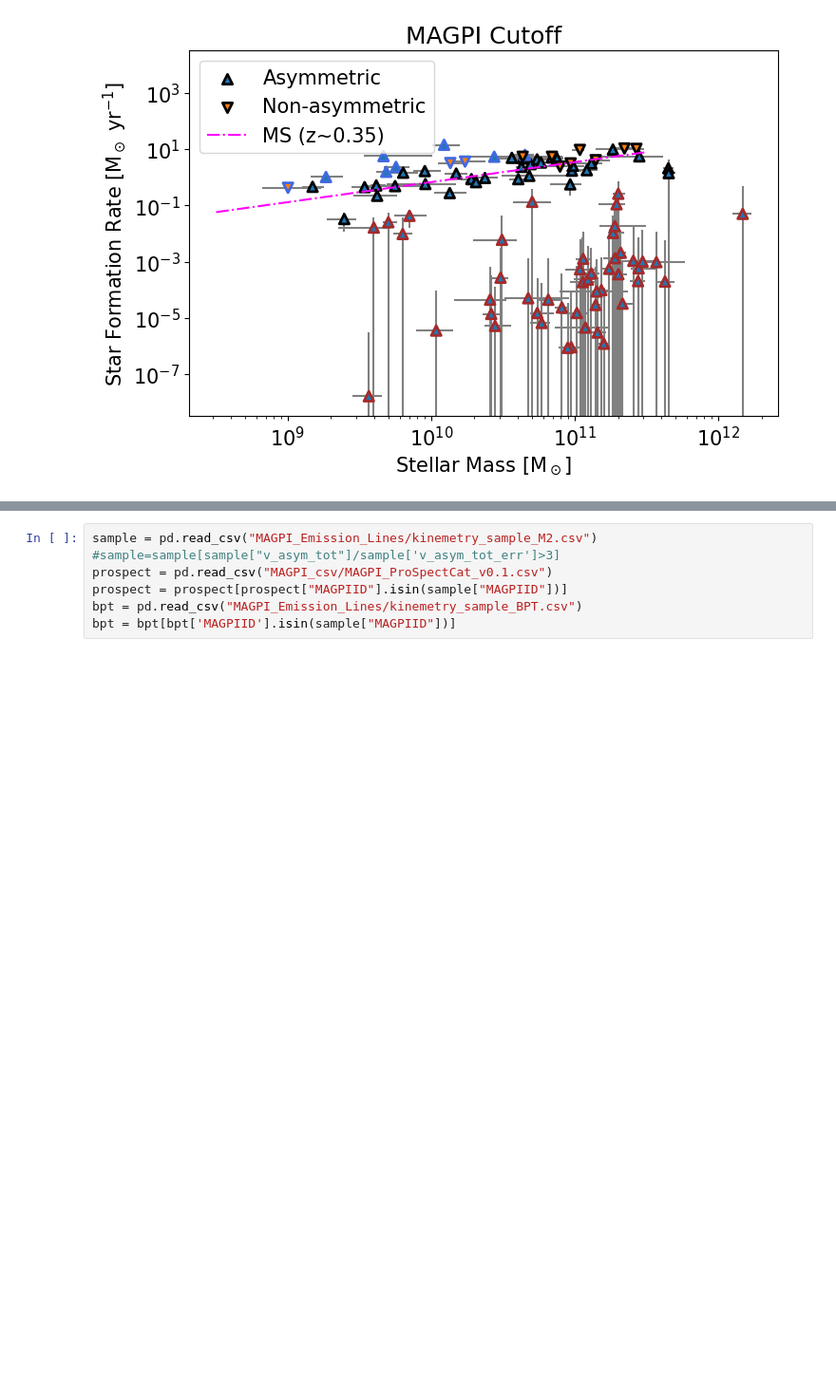
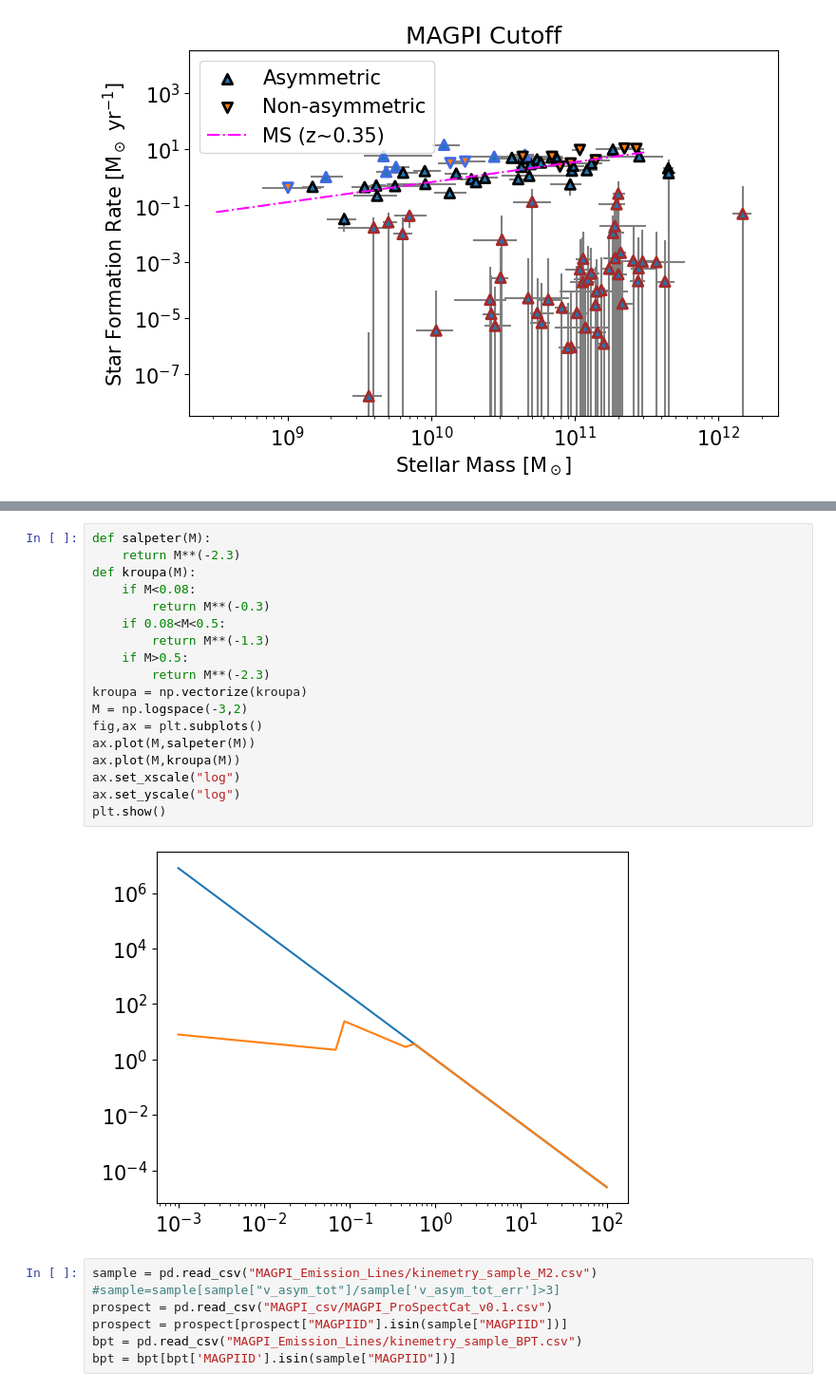
Before and after one commit to r-bagge/MAGPI_kinematics, a Jupyter notebook: plots.ipynb, the cells around one changed output, grey strips where cells are left out. Shown at 95% size. Drawn from its saved outputs; the diff is of its cells as text; blank space fills up the shorter version.

```diff
--- a/plots.ipynb
+++ b/plots.ipynb
@@ -108,3 +197,23 @@ plt.savefig("plots/paper2/SFMS_asym_Ha.pdf", bbox_inches="tight")
+# %%
+def salpeter(M):
+    return M**(-2.3)
+def kroupa(M):
+    if M<0.08:
+        return M**(-0.3)
+    if 0.08<M<0.5:
+        return M**(-1.3)
+    if M>0.5:
+        return M**(-2.3)
+kroupa = np.vectorize(kroupa)
+M = np.logspace(-3,2)
+fig,ax = plt.subplots()
+ax.plot(M,salpeter(M))
+ax.plot(M,kroupa(M))
+ax.set_xscale("log")
+ax.set_yscale("log")
+plt.show()
+# %% [output]
+[figure, added]
 # %%
 sample = pd.read_csv("MAGPI_Emission_Lines/kinemetry_sample_M2.csv")
 #sample=sample[sample["v_asym_tot"]/sample['v_asym_tot_err']>3]
```
Also changed, not shown: parts of 33 cells of this notebook.
